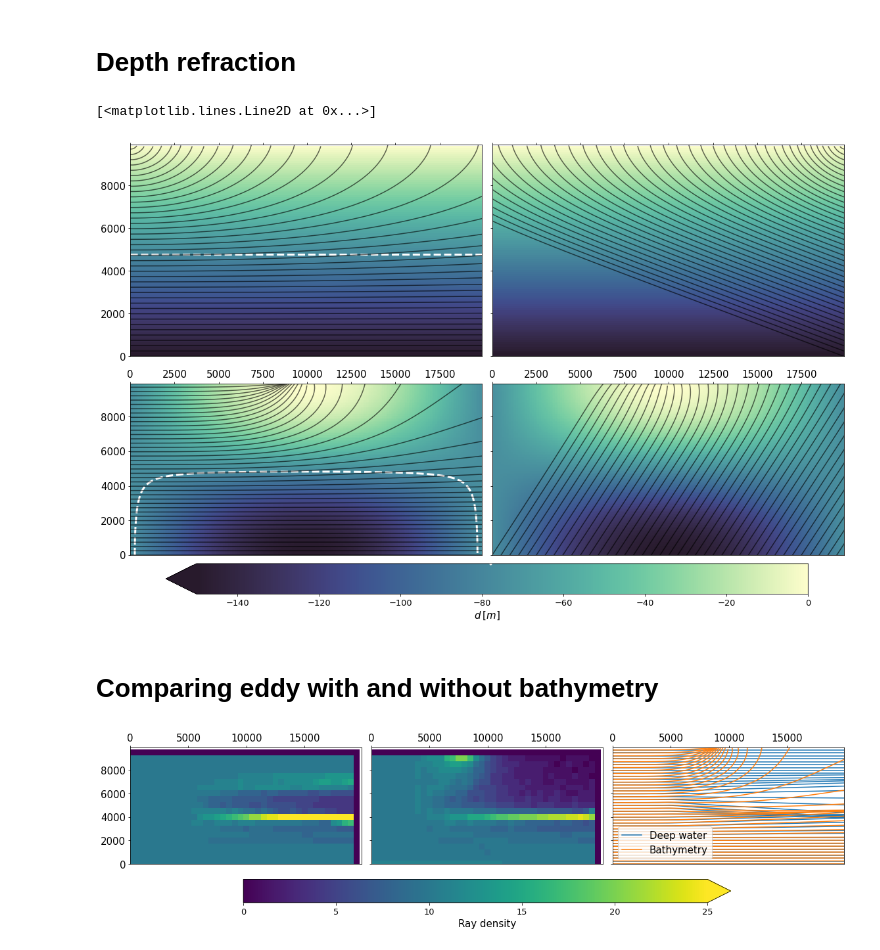
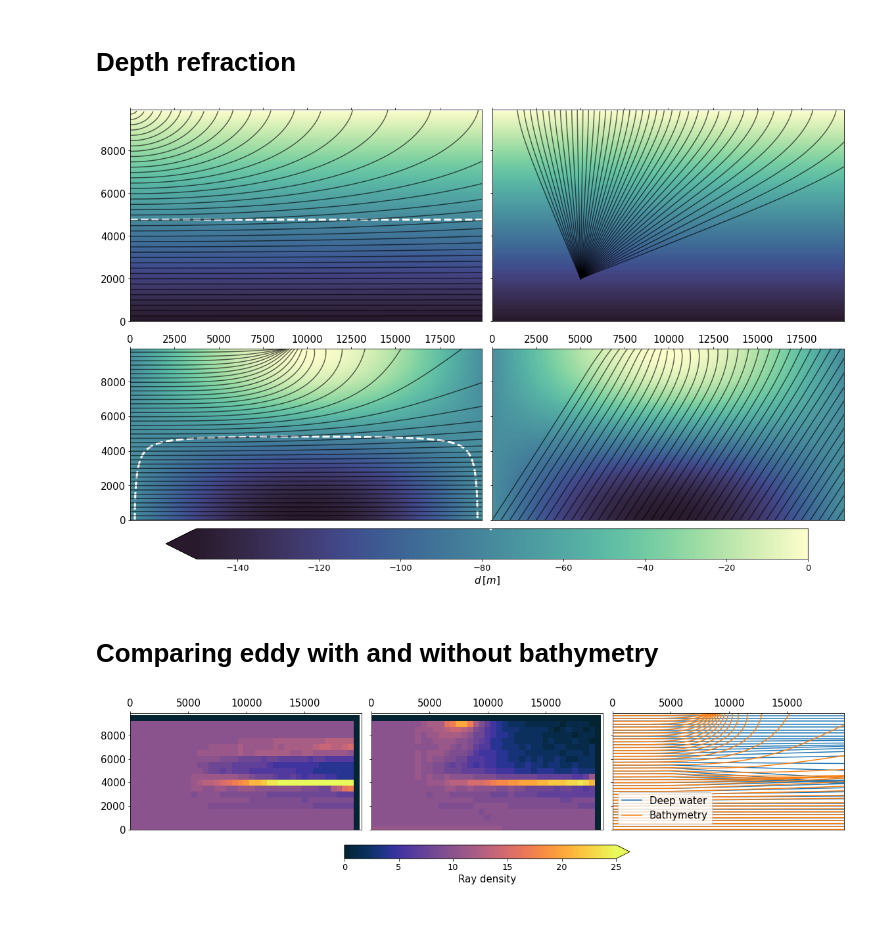
Before and after one commit to hevgyrt/ocean_wave_tracing, a Jupyter notebook: notebooks/idealized_examples.ipynb, the cells around one changed output. Saved outputs shown, nothing was run; the diff lists cells and outputs as text; code cells hidden in the pictures; blank space fills up the shorter version.

```diff
--- a/notebooks/idealized_examples.ipynb
+++ b/notebooks/idealized_examples.ipynb
@@ -55,25 +51,26 @@ wt_jet = Wave_tracing(ncin.U_jet[:,:], ncin.V_zero[idt0,:,:], nx, ny, nt,T,dx,dy
                      )
 wt_jet.set_initial_condition( wave_period, theta0, incoming_wave_side=i_w_side)
 wt_jet.solve()
-
-# Opposing jet
+ds_jet_left=wt_jet.to_ds()
 # %%
-# Opposing jet
+#Opposing jet
 wt_jet_o = Wave_tracing(ncin.U_jet[:,:], ncin.V_zero[idt0,:,:], nx, ny, nt,T,dx,dy,nb_wave_rays=nb_wave_rays,
                      domain_X0=X0, domain_XN=XN,
                      domain_Y0=Y0, domain_YN=YN,
                      )
 wt_jet_o.set_initial_condition( wave_period, np.pi,incoming_wave_side='right')
 wt_jet_o.solve()
+ds_jet_right=wt_jet_o.to_ds()
 # %%
 vorticity = wt_eddy.dvdx-wt_eddy.dudy
 # %%
 #plotting params
 fs=15
 # %%
-fig,ax = plt.subplots(nrows=2,ncols=2,sharex=True,sharey=True,figsize=(16,10))
+fig,ax = plt.subplots(nrows=2,ncols=2,sharex=True,sharey=True,figsize=(16,10),
+                      )
 
-cases = [wt_jet, wt_jet_o, wt_eddy, wt_eddy]
+cases = [ds_jet_left, ds_jet_right, wt_eddy, wt_eddy]
 s_max = .4
 
 pc=ax[0,0].pcolormesh(wt_jet.x,wt_jet.y,wt_jet.U[0,:,:],shading='auto',cmap=cmocean.cm.speed,vmin=0,vmax=s_max)
@@ -92,9 +89,10 @@ qu=ax[1,0].quiver(wt_eddy.x[::q_step],wt_eddy.y[::q_step],
 
 pc2=ax[1,1].pcolormesh(wt_eddy.x,wt_eddy.y,vorticity[0,:,:],shading='auto',cmap=cmocean.cm.balance,vmin=-4e-4,vmax=4e-4)
 
-for i,aax in enumerate(ax.flatten()):
+#for i,aax in enumerate(ax.flatten()):
+for i,aax in enumerate([ax[0,0],ax[0,1],ax[1,0],ax[1,1]]):
     wt =cases[i]
-    for i in range(0,wt.nb_wave_rays,5):
+    for i in range(0,wt_eddy.nb_wave_rays,5):
         aax.plot(wt.ray_x[i,:],wt.ray_y[i,:],'-k',alpha=0.6)
     aax.tick_params(labelsize=fs)
     aax.xaxis.tick_top()
@@ -102,8 +100,12 @@ for i,aax in enumerate(ax.flatten()):
 ax[0,0].set_xlim([X0,XN])
 ax[0,0].set_ylim([Y0,YN])
 
-idts = np.arange(0,nt-40,20)
+idts = np.arange(0,nt-140,40)
 ax[0,0].plot(wt_jet.ray_x[::5,idts],wt_jet.ray_y[::5,idts],c='tab:orange',lw=3,alpha=0.6)
+
+ax[0,1].plot(wt_jet.x[140]+wt_jet.U[0,:,10]*8000,wt_jet.y,lw=3, ls='--', c='tab:red',label=r'$U(y)$')
+ax[0,1].plot(wt_jet.x[140]+wt_jet.U[0,:,10]*0,wt_jet.y,lw=2, ls='-', c='tab:red')
+ax[0,1].legend(fontsize=fs,loc='upper right')
 
 fig.tight_layout()
 
@@ -114,5 +116,5 @@ cb2.set_label(r'$\zeta \: [s^{-1}] $',fontsize=fs)
 cb1.ax.tick_params(labelsize=fs-2)
 cb2.ax.tick_params(labelsize=fs-2)
 
-#fig.savefig('/home/trygveh/documents/phd/papers/wave_ray_tracing/figures/current_refraction_examples.png',dpi=170)
+fig.savefig('/home/trygveh/documents/phd/papers/wave_ray_tracing/figures/current_refraction_examples.png',dpi=170)
 # %% [output]
@@ -133,7 +135,7 @@ wt_cs_lr = Wave_tracing(ncin.U_zero[idt0,:,:], ncin.V_zero[idt0,:,:], nx, ny, nt
                         domain_X0=X0, domain_XN=XN,
                         domain_Y0=Y0, domain_YN=YN,
                         d=ncin.bathymetry_1dy_slope.data)
-wt_cs_lr.set_initial_condition( wave_period, np.pi-0.3,incoming_wave_side='right',)
+wt_cs_lr.set_initial_condition( wave_period,  np.linspace(np.pi/10,0.66*np.pi,nb_wave_rays),ipx=float(5000),ipy=float(2000),)
 wt_cs_lr.solve()
 # %%
 # complex bottom left
@@ -193,10 +195,9 @@ cb1_d.ax.tick_params(labelsize=fs-2)
 #cb1_d.ax.plot([-40],[-0.5],'w')
 cb1_d.ax.plot(-156/2,0.1, 'w.')
 
-#fig2.savefig('/home/trygveh/documents/phd/papers/wave_ray_tracing/figures/depth_refraction_examples.png',dpi=170)
+fig2.savefig('/home/trygveh/documents/phd/papers/wave_ray_tracing/figures/depth_refraction_examples.png',dpi=170)
 # %% [output]
-[<matplotlib.lines.Line2D at 0x...>]
-[figure, old version]
+[figure, new version]
 # %% [markdown]
 # Comparing eddy with and without bathymetry
 # %%
@@ -215,36 +216,36 @@ xx_eddy_b,yy_eddy_b,hm_eddy_b = wt_eddy_b.ray_density(5,5)
 fig3, ax3 = plt.subplots(ncols=3,sharex=True,sharey=True,figsize=(16,4))
 
 
-pc3 = ax3[0].pcolormesh(xx_eddy,yy_eddy, hm_eddy, vmin=0,vmax=25,shading='auto')
-ax3[1].pcolormesh(xx_eddy_b,yy_eddy_b, hm_eddy_b, vmin=0,vmax=25,shading='auto')
+pc3 = ax3[0].pcolormesh(xx_eddy,yy_eddy, hm_eddy, vmin=0,vmax=25,shading='auto',cmap=cmocean.cm.thermal)
+ax3[1].pcolormesh(xx_eddy_b,yy_eddy_b, hm_eddy_b, vmin=0,vmax=25,shading='auto',cmap=cmocean.cm.thermal)
 
 for i in range(0,wt_eddy.nb_wave_rays,5):
     if i == 0:
         ax3[2].plot(wt_eddy.ray_x[i,:],wt_eddy.ray_y[i,:],c='tab:blue',alpha=1, label='Deep water')
     else:
         ax3[2].plot(wt_eddy.ray_x[i,:],wt_eddy.ray_y[i,:],c='tab:blue',alpha=1)
 
 for i in range(0,wt_eddy_b.nb_wave_rays,5):
     if i ==0:
         ax3[2].plot(wt_eddy_b.ray_x[i,:],wt_eddy_b.ray_y[i,:],c='tab:orange',alpha=1, label='Bathymetry')
     else:
         ax3[2].plot(wt_eddy_b.ray_x[i,:],wt_eddy_b.ray_y[i,:],c='tab:orange',alpha=1)
 ax3[2].legend(fontsize=fs,loc='lower left')
 ax3[0].set_xlim([X0,XN])
 ax3[0].set_ylim([Y0,YN])
 
 for i,aax in enumerate(ax3):
     aax.tick_params(labelsize=fs)
     aax.xaxis.tick_top()
 
 fig3.tight_layout()
 
 
-cb3=fig3.colorbar(pc3, ax=[ax3], orientation='horizontal',shrink=0.9, pad=0.10, extend='max')
+cb3=fig3.colorbar(pc3, ax=[ax3], orientation='horizontal',shrink=0.4, pad=0.10, extend='max')
 
 cb3.set_label('Ray density',fontsize=fs)
 
 cb3.ax.tick_params(labelsize=fs-2)
-#fig3.savefig('/home/trygveh/documents/phd/papers/wave_ray_tracing/figures/depth_and_current_refraction.png',dpi=170)
+fig3.savefig('/home/trygveh/documents/phd/papers/wave_ray_tracing/figures/depth_and_current_refraction.png',dpi=170)
 # %% [output]
-[figure, old version]
+[figure, new version]
```
Also changed, not shown: parts of 2 cells of this notebook, 3 other files.
